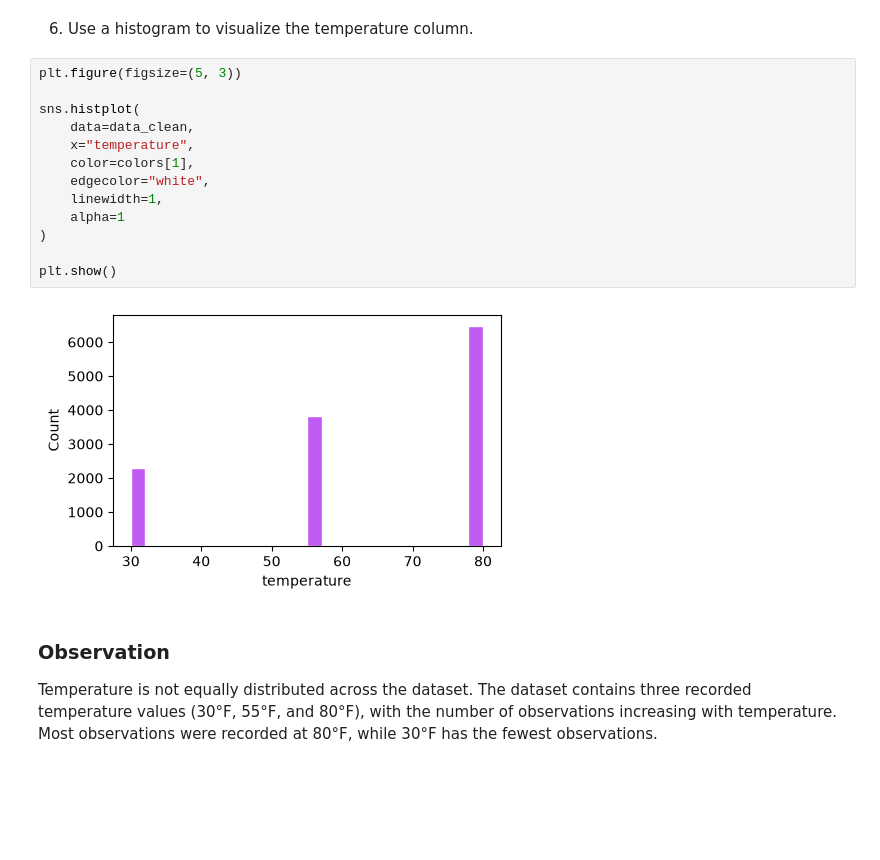
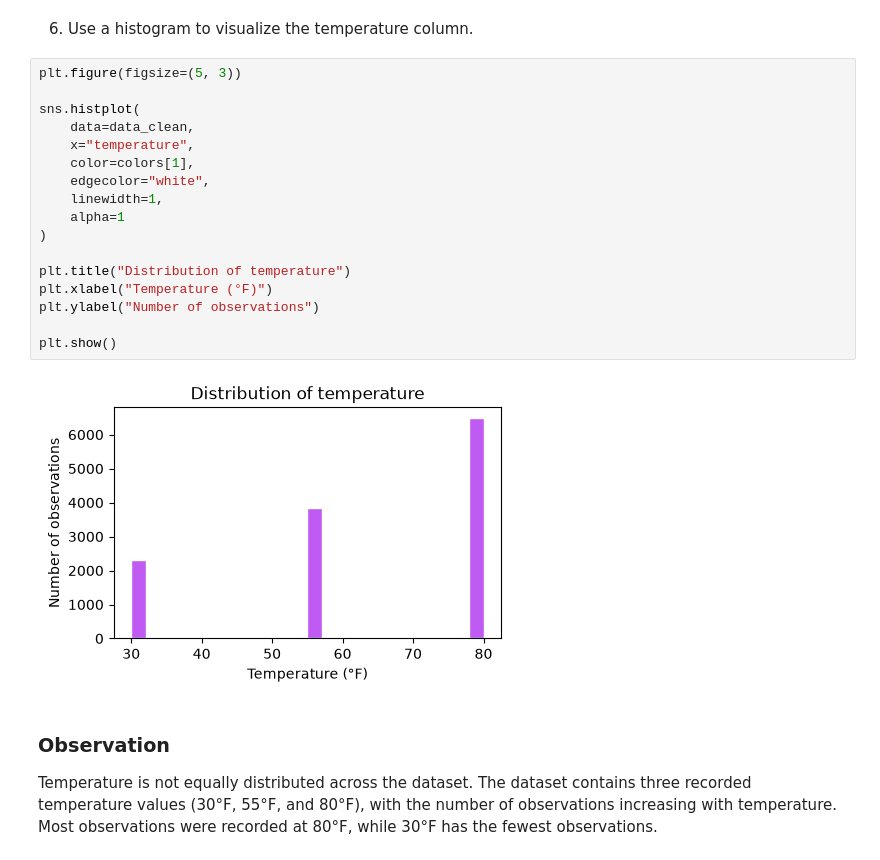
Before and after one commit to mvin-odissey/coupon-acceptance-analysis, a Jupyter notebook: prompt.ipynb, the cells around one changed output. Cells and saved outputs as stored; diff of their text form; blank space fills up the shorter version.

```diff
--- a/prompt.ipynb
+++ b/prompt.ipynb
@@ -520,18 +523,22 @@ Coffee House coupons are the most frequently represented coupon type in the data
 # %%
 plt.figure(figsize=(5, 3))
 
 sns.histplot(
     data=data_clean,
     x="temperature",
     color=colors[1],
     edgecolor="white",
     linewidth=1,
     alpha=1
 )
 
+plt.title("Distribution of temperature")
+plt.xlabel("Temperature (°F)")
+plt.ylabel("Number of observations")
+
 plt.show()
 # %% [output]
-[figure, old version]
+[figure, new version]
 # %% [markdown]
 ### Observation
 
```
Also changed, not shown: parts of 11 cells of this notebook.
